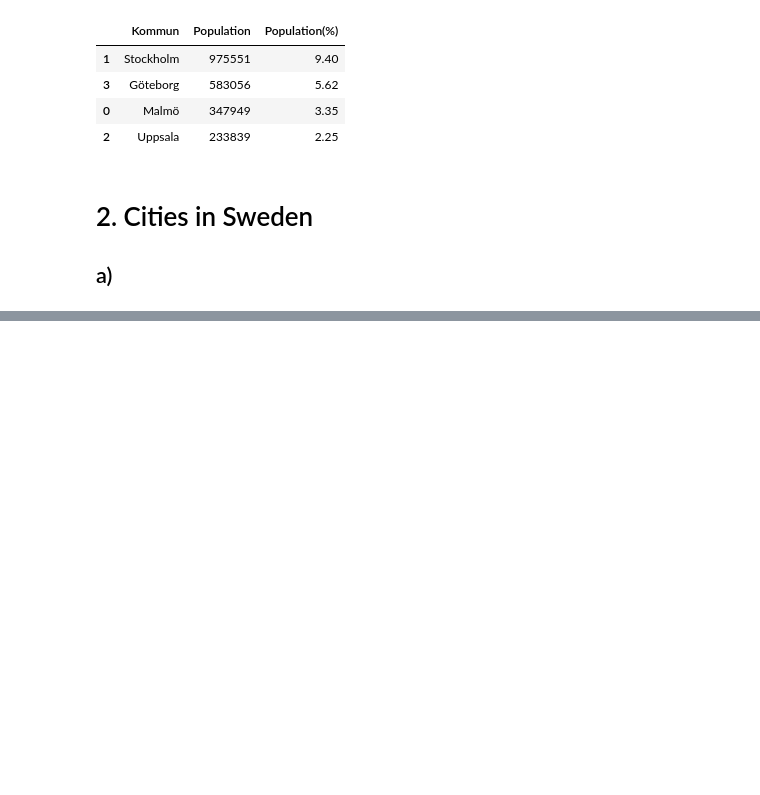
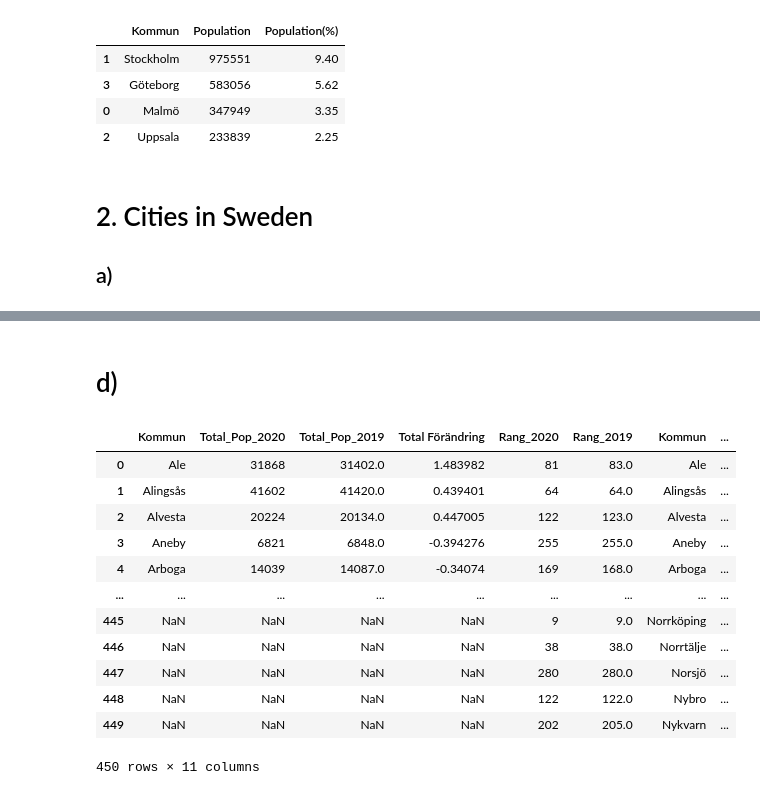
Before and after one commit to GuillermoTuesta/Python-GuillermoTuesta, a Jupyter notebook: IT-Högskolan/Exercises/Data behandling/E00_pandas_basic_syntax.ipynb, the cells around one changed output, grey strips where cells are left out. Drawn from its saved outputs; the diff is of its cells as text; code cells hidden in the pictures; blank space fills up the shorter version.

```diff
--- a/IT-Högskolan/Exercises/Data behandling/E00_pandas_basic_syntax.ipynb
+++ b/IT-Högskolan/Exercises/Data behandling/E00_pandas_basic_syntax.ipynb
@@ -57,0 +148,8 @@ KeyError: 'Antal Vaccinationer'
+# %%
+men = pd.read_excel('komtopp50_2020.xlsx', sheet_name='Män')
+
+men.dropna(inplace=True)
+men.columns = ['Rang_2020', 'Rang_2019', 'Kommun', 'Folkmängd_2020', 'Folkmängd_2019', 'Förändring']
+men['Kön'] = 'Man'
+
+men.head(-5)
@@ -57,0 +170,8 @@ KeyError: 'Antal Vaccinationer'
+# %%
+women = pd.read_excel('komtopp50_2020.xlsx', sheet_name='Kvinnor')
+
+women.dropna(inplace=True)
+women.columns = ['Rang_2020', 'Rang_2019', 'Kommun', 'Folkmängd_2020', 'Folkmängd_2019', 'Förändring']
+women['Kön'] = 'Kvinna'
+
+women.head(-5)
@@ -57,0 +194,6 @@ KeyError: 'Antal Vaccinationer'
+# %%
+population = pd.concat([men, women])
+
+population.reset_index(drop=True, inplace=True)
+
+population.head()
@@ -57,0 +209,4 @@ KeyError: 'Antal Vaccinationer'
+# %%
+df.drop(['Rang_2020','Rang_2019'], axis= 1, inplace=True)
+df.columns = ['Kommun', 'Total_Pop_2020', 'Total_Pop_2019', 'Total Förändring']
+df.head()
@@ -57,0 +251,19 @@ KeyError: 'Antal Vaccinationer'
+# %% [markdown]
+# d)
+# %%
+final_df = pd.concat([df, population], axis=1)
+final_df.head(450)
+# %% [output]
+|  | Kommun | Total_Pop_2020 | Total_Pop_2019 | Total Förändring | Rang_2020 | Rang_2019 | Kommun | ... |
+| 0 | Ale | 31868 | 31402.0 | 1.483982 | 81 | 83.0 | Ale | ... |
+| 1 | Alingsås | 41602 | 41420.0 | 0.439401 | 64 | 64.0 | Alingsås | ... |
+| 2 | Alvesta | 20224 | 20134.0 | 0.447005 | 122 | 123.0 | Alvesta | ... |
+| 3 | Aneby | 6821 | 6848.0 | -0.394276 | 255 | 255.0 | Aneby | ... |
+| 4 | Arboga | 14039 | 14087.0 | -0.34074 | 169 | 168.0 | Arboga | ... |
+| ... | ... | ... | ... | ... | ... | ... | ... | ... |
+| 445 | NaN | NaN | NaN | NaN | 9 | 9.0 | Norrköping | ... |
+| 446 | NaN | NaN | NaN | NaN | 38 | 38.0 | Norrtälje | ... |
+| 447 | NaN | NaN | NaN | NaN | 280 | 280.0 | Norsjö | ... |
+| 448 | NaN | NaN | NaN | NaN | 122 | 122.0 | Nybro | ... |
+| 449 | NaN | NaN | NaN | NaN | 202 | 205.0 | Nykvarn | ... |
+450 rows × 11 columns
```
Also changed, not shown: parts of 20 cells of this notebook, 6 other files.
